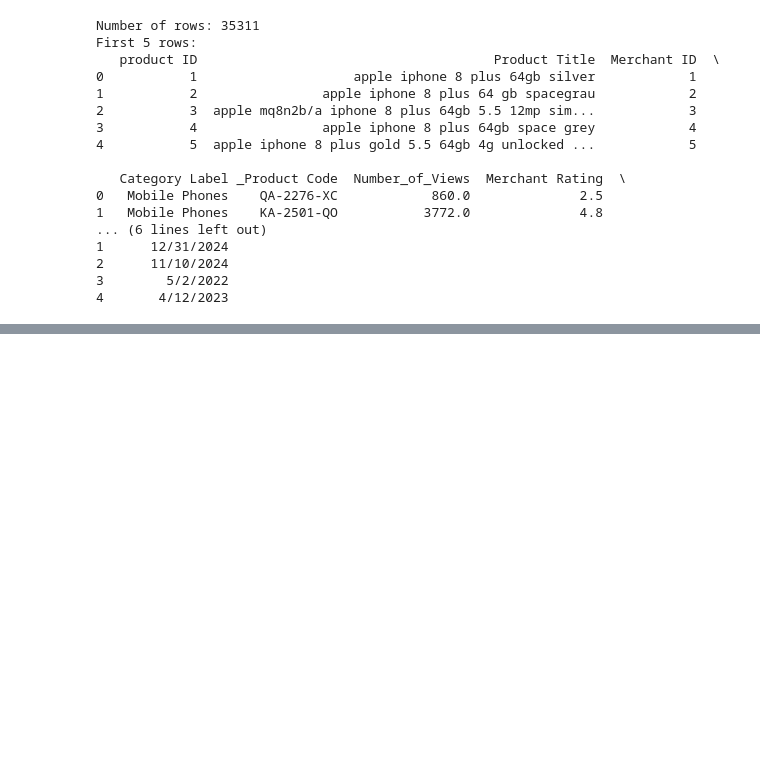
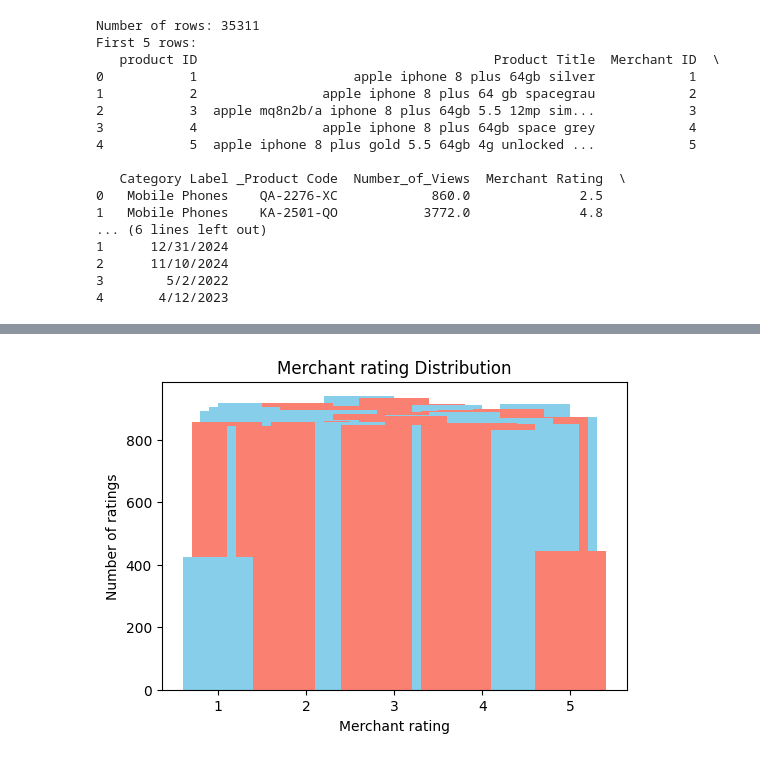
Before and after one commit to ialexbaltag/model-category-product-prediction, a Jupyter notebook: notebook/model-category.ipynb, the cells around one changed output, grey strips where cells are left out. Drawn from its saved outputs; the diff is of its cells as text; code cells hidden in the pictures; blank space fills up the shorter version.

```diff
--- a/notebook/model-category.ipynb
+++ b/notebook/model-category.ipynb
@@ -32,0 +147,7 @@ First 5 rows:
+# %%
+# Count occurrences of each sentiment label
+merchant_rating_counts = df['merchant_rating'].value_counts()
+
+# Print counts
+print("Merchant Rating distribution (counts):")
+print(merchant_rating_counts)
@@ -32,0 +172,13 @@ First 5 rows:
+# %%
+# Plot merchant rating distribution
+import seaborn as sns
+import matplotlib.pyplot as plt
+
+plt.figure(figsize=(6, 4))
+plt.bar(merchant_rating_counts.index, merchant_rating_counts.values, color=['skyblue', 'salmon'])
+plt.title("Merchant rating Distribution")
+plt.xlabel("Merchant rating")
+plt.ylabel("Number of ratings")
+plt.show()
+# %% [output]
+[figure, added]
```
Also changed, not shown: parts of 13 cells of this notebook.
